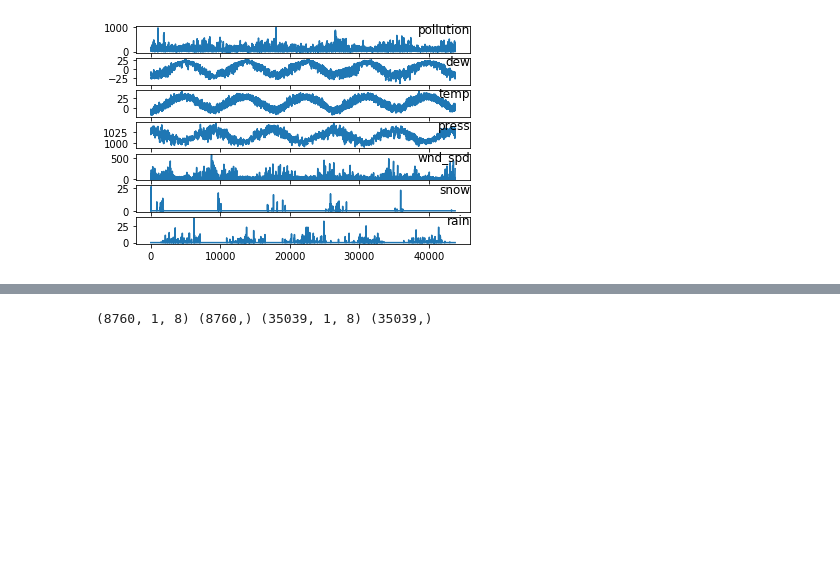
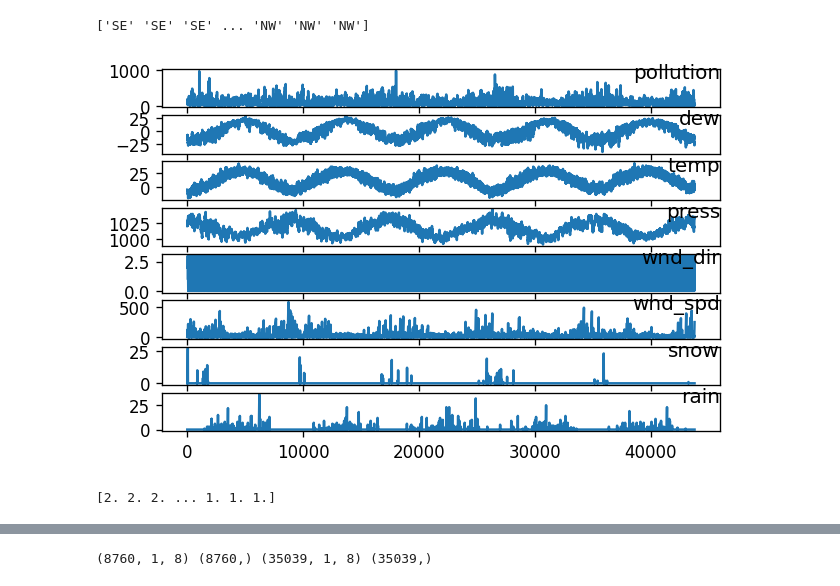
Before and after one commit to icaromourao/Multivariate-Time-Series-Forecasting, a Jupyter notebook: notebooks/Forecast.ipynb, the cells around one changed output, grey strips where cells are left out. Cells and saved outputs as stored; diff of their text form; code cells hidden in the pictures; blank space fills up the shorter version.

```diff
--- a/notebooks/Forecast.ipynb
+++ b/notebooks/Forecast.ipynb
@@ -49,20 +50,27 @@ date
+# %%
+# carrega o conjunto de dados
+def load_dataset(input_path):
+    return read_csv(input_path, header=0, index_col=0)
+
+dataset = load_dataset('../data/pollution.csv')
+values = dataset.values
+# %% [output]
+['SE' 'SE' 'SE' ... 'NW' 'NW' 'NW']
 # %%
-# load dataset
-dataset = read_csv('../data/pollution.csv', header=0, index_col=0)
-values = dataset.values
+# plota cada coluna como um gráfico
+def plot_columns(values):
+    groups = range(0,len(values[0]))
+    i = 1
+    pyplot.figure(dpi=120)
+    for group in groups:
+        pyplot.subplot(len(groups), 1, i)
+        pyplot.plot(values[:, group])
+        pyplot.title(dataset.columns[group], y=0.5, loc='right')
+        i += 1
+    pyplot.show()
 
-# specify columns to plot
-groups = [0, 1, 2, 3, 5, 6, 7]
-i = 1
-
-# plot each column
-pyplot.figure()
-for group in groups:
-	pyplot.subplot(len(groups), 1, i)
-	pyplot.plot(values[:, group])
-	pyplot.title(dataset.columns[group], y=0.5, loc='right')
-	i += 1
-pyplot.show()
+plot_columns(values)
 # %% [output]
-[figure, old version]
+[figure, new version]
+[2. 2. 2. ... 1. 1. 1.]
 # %%
```
Also changed, not shown: parts of 7 cells of this notebook.
